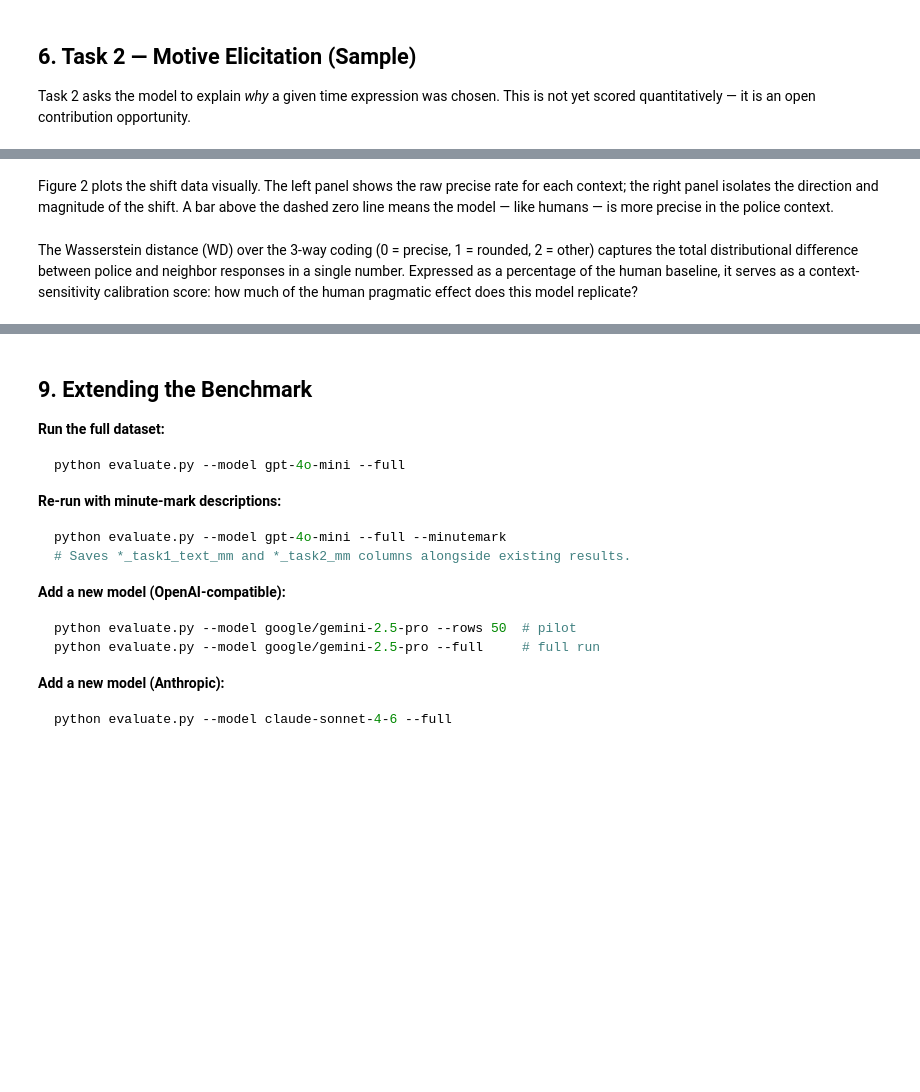
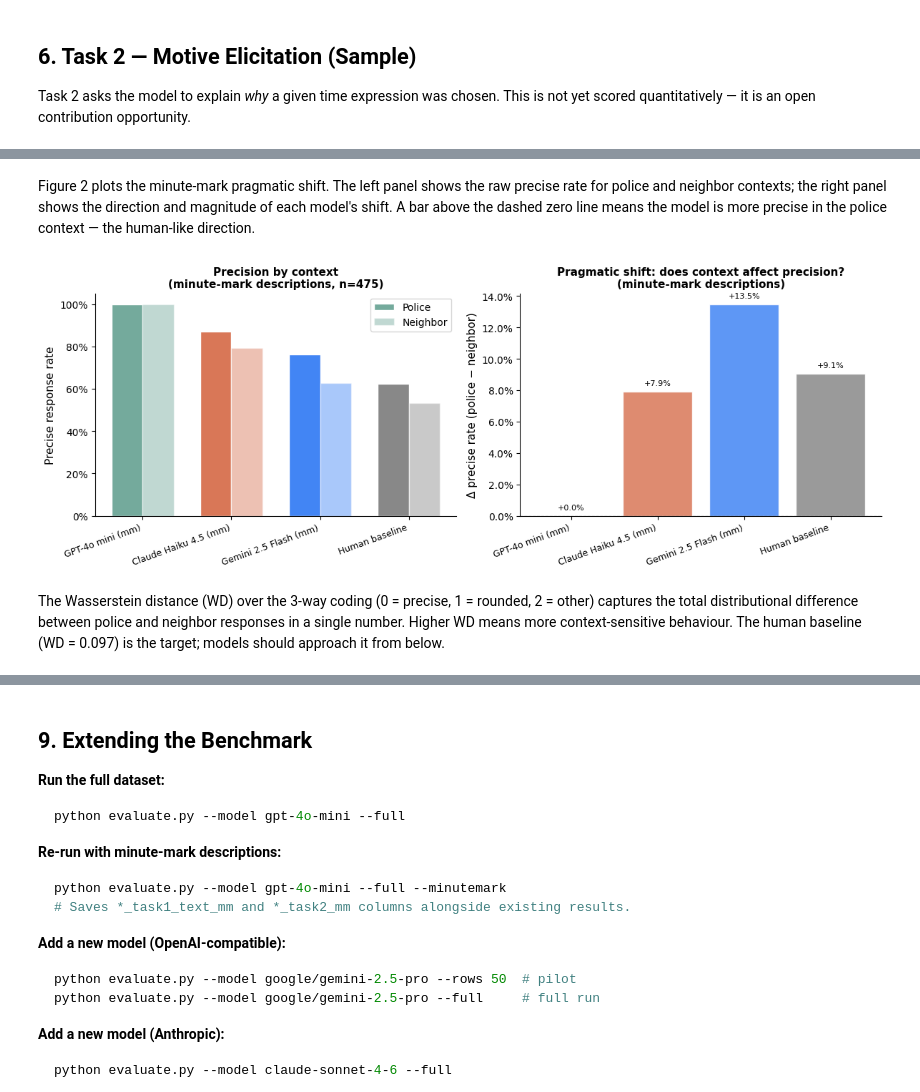
Before and after one commit to muehlenbernd/imprecision-bench, a Jupyter notebook: notebook.ipynb, the cells around one changed output, grey strips where cells are left out. Drawn from its saved outputs; the diff is of its cells as text; code cells hidden in the pictures; blank space fills up the shorter version.

```diff
--- a/notebook.ipynb
+++ b/notebook.ipynb
@@ -502,62 +461,50 @@ if has_mm:
 # %% [markdown]
-Figure 2 plots the shift data visually. The left panel shows the raw precise rate for each context; the right panel isolates the direction and magnitude of the shift. A bar above the dashed zero line means the model — like humans — is more precise in the police context.
+Figure 2 plots the minute-mark pragmatic shift. The left panel shows the raw precise rate for police and neighbor contexts; the right panel shows the direction and magnitude of each model's shift. A bar above the dashed zero line means the model is more precise in the police context — the human-like direction.
 # %%
-# ── Figure 2: Pragmatic shift ─────────────────────────────────────────────────
-fig, axes = plt.subplots(1, 2, figsize=(14 if has_mm else 13, 4.5))
+# ── Figure 2: Pragmatic shift (minute-mark descriptions) ──────────────────────
+fig, axes = plt.subplots(1, 2, figsize=(12, 4.5))
 
 sources    = shift_df["source"].tolist()
 x          = np.arange(len(sources))
 w          = 0.35
 bar_colors = [MODEL_COLORS.get(r["key"].replace("_mm", ""), "#888888") for _, r in shift_df.iterrows()]
-is_mm      = ["_mm" in str(r["key"]) for _, r in shift_df.iterrows()]
 
 # Left: precise rate police vs neighbor
 ax = axes[0]
 bp = ax.bar(x - w/2, shift_df["p_precise"], w, label="Police",   color=bar_colors, alpha=1.00, edgecolor="white")
 bn = ax.bar(x + w/2, shift_df["n_precise"], w, label="Neighbor", color=bar_colors, alpha=0.45, edgecolor="white")
-for i, mm in enumerate(is_mm):
-    if mm:
-        bp[i].set_hatch("///"); bn[i].set_hatch("///")
 ax.set_xticks(x)
-ax.set_xticklabels(sources, fontsize=8, rotation=20, ha="right")
+ax.set_xticklabels(sources, fontsize=9, rotation=20, ha="right")
 ax.yaxis.set_major_formatter(mtick.PercentFormatter(xmax=1))
 ax.set_ylim(0, 1.05)
 ax.set_ylabel("Precise response rate", fontsize=11)
-ax.set_title("Precision by context (text task, n=475)", fontsize=11, fontweight="bold")
+ax.set_title("Precision by context\n(minute-mark descriptions, n=475)", fontsize=11, fontweight="bold")
 ax.legend(fontsize=10)
 ax.spines[["top", "right"]].set_visible(False)
 
 # Right: Δ precise (police − neighbor)
 ax = axes[1]
 deltas = shift_df["p_precise"] - shift_df["n_precise"]
 bars   = ax.bar(x, deltas, color=bar_colors, edgecolor="white", alpha=0.85)
-for i, mm in enumerate(is_mm):
-    if mm:
-        bars[i].set_hatch("///")
 ax.axhline(0, color="black", linewidth=0.8, linestyle="--")
 ax.set_xticks(x)
-ax.set_xticklabels(sources, fontsize=8, rotation=20, ha="right")
+ax.set_xticklabels(sources, fontsize=9, rotation=20, ha="right")
 ax.yaxis.set_major_formatter(mtick.PercentFormatter(xmax=1))
 ax.set_ylabel("Δ precise rate (police − neighbor)", fontsize=11)
-ax.set_title("Pragmatic shift: does context affect precision?", fontsize=11, fontweight="bold")
+ax.set_title("Pragmatic shift: does context affect precision?\n(minute-mark descriptions)", fontsize=11, fontweight="bold")
 ax.spines[["top", "right"]].set_visible(False)
 
 for bar, val in zip(bars, deltas):
     ax.text(bar.get_x() + bar.get_width()/2,
             val + (0.003 if val >= 0 else -0.012),
             f"{val:+.1%}", ha="center", va="bottom" if val >= 0 else "top", fontsize=8)
 
-if has_mm:
-    from matplotlib.patches import Patch
-    axes[0].legend(handles=[
-        *axes[0].get_legend_handles_labels()[0],
-        Patch(facecolor="#888", hatch="///", label="hatched = mm desc.")
-    ], fontsize=9)
-
 plt.tight_layout()
 plt.savefig("pragmatic_shift.png", dpi=150, bbox_inches="tight")
 plt.show()
+# %% [output]
+[figure, added]
 # %% [markdown]
-The Wasserstein distance (WD) over the 3-way coding (0 = precise, 1 = rounded, 2 = other) captures the total distributional difference between police and neighbor responses in a single number. Expressed as a percentage of the human baseline, it serves as a context-sensitivity calibration score: how much of the human pragmatic effect does this model replicate?
+The Wasserstein distance (WD) over the 3-way coding (0 = precise, 1 = rounded, 2 = other) captures the total distributional difference between police and neighbor responses in a single number. Higher WD means more context-sensitive behaviour. The human baseline (WD = 0.097) is the target; models should approach it from below.
 # %%
 # ── Wasserstein distance against human baseline ───────────────────────────────
```
Also changed, not shown: parts of 31 cells of this notebook, 3 other files.
